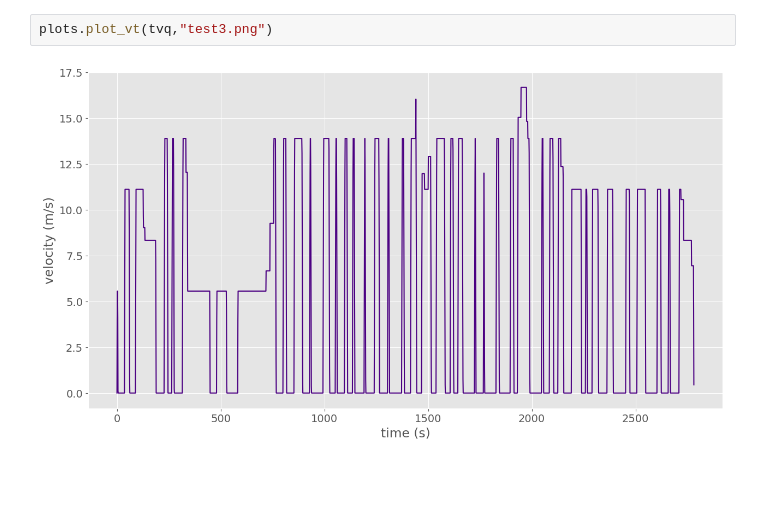
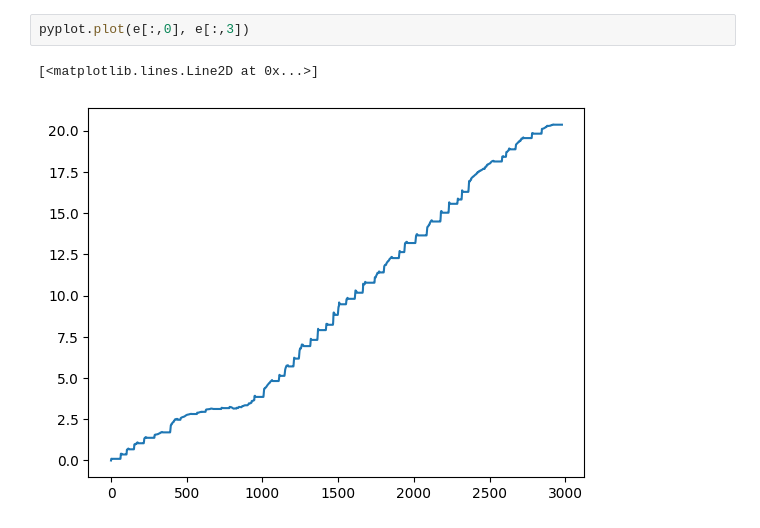
Before and after one commit to smohiudd/drivecycle, a Jupyter notebook: notebooks/Drivecycle-Example.ipynb, the cells around one changed output. Drawn from its saved outputs; the diff is of its cells as text; blank space fills up the shorter version.

```diff
--- a/notebooks/Drivecycle-Example.ipynb
+++ b/notebooks/Drivecycle-Example.ipynb
@@ -30,4 +29,5 @@ tvq = route.sequential(df1,stop_params, step=2, a_max=2)
-# %%
-plots.plot_vt(tvq,"test3.png")
-# %% [output]
-[figure, removed]
+# %%
+pyplot.plot(e[:,0], e[:,3])
+# %% [output]
+[<matplotlib.lines.Line2D at 0x...>]
+[figure, added]
```
Also changed, not shown: parts of 10 cells of this notebook, 11 other files.
